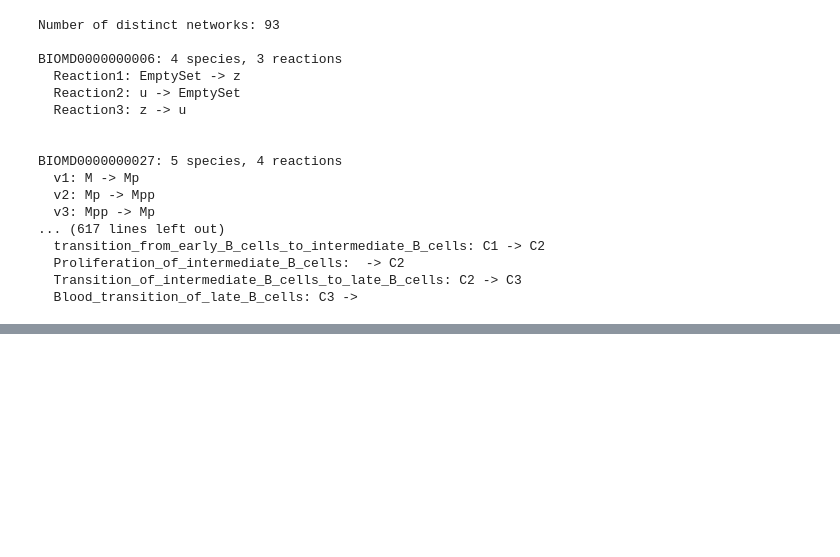
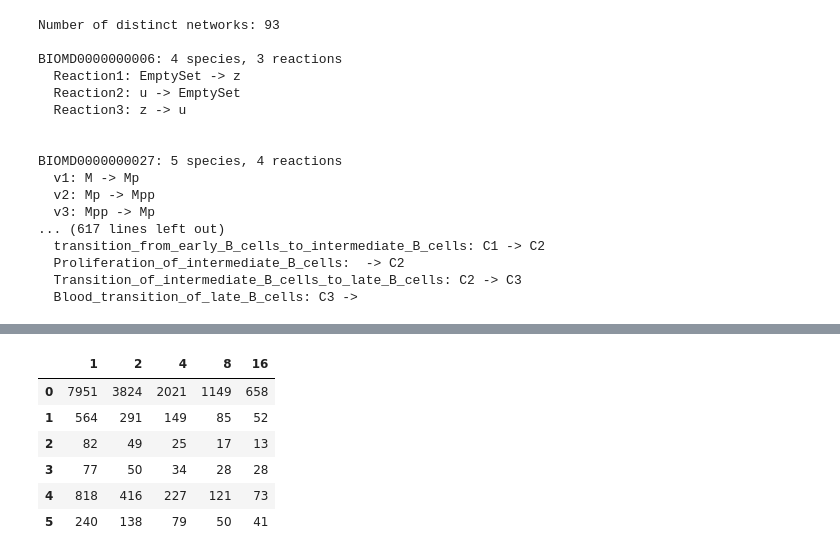
Before and after one commit to ModelEngineering/pySubnetSB, a Jupyter notebook: notebooks/plots_for_paper.ipynb, the cells around one changed output, grey strips where cells are left out. Cells and saved outputs as stored; diff of their text form; code cells hidden in the pictures; blank space fills up the shorter version.

```diff
--- a/notebooks/plots_for_paper.ipynb
+++ b/notebooks/plots_for_paper.ipynb
@@ -703,0 +752,10 @@ BIOMD0000000027: 5 species, 4 reactions
+# %%
+df
+# %% [output]
+|  | 1 | 2 | 4 | 8 | 16 |
+| 0 | 7951 | 3824 | 2021 | 1149 | 658 |
+| 1 | 564 | 291 | 149 | 85 | 52 |
+| 2 | 82 | 49 | 25 | 17 | 13 |
+| 3 | 77 | 50 | 34 | 28 | 28 |
+| 4 | 818 | 416 | 227 | 121 | 73 |
+| 5 | 240 | 138 | 79 | 50 | 41 |
```
Also changed, not shown: parts of 3 cells of this notebook, 3 other files.
